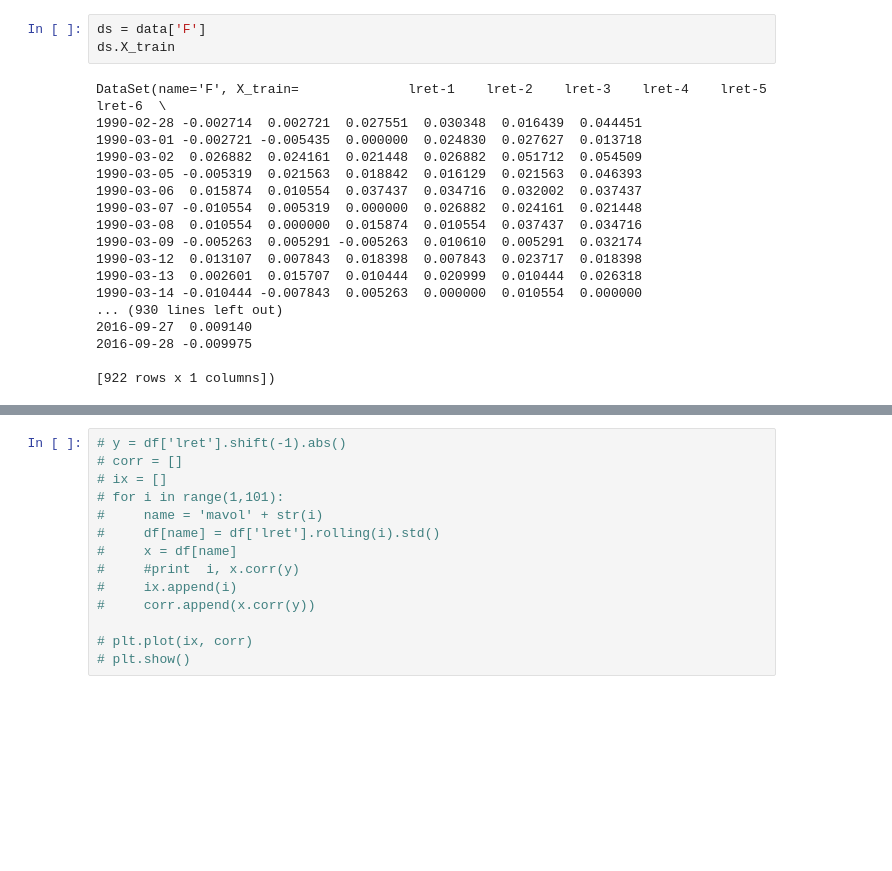
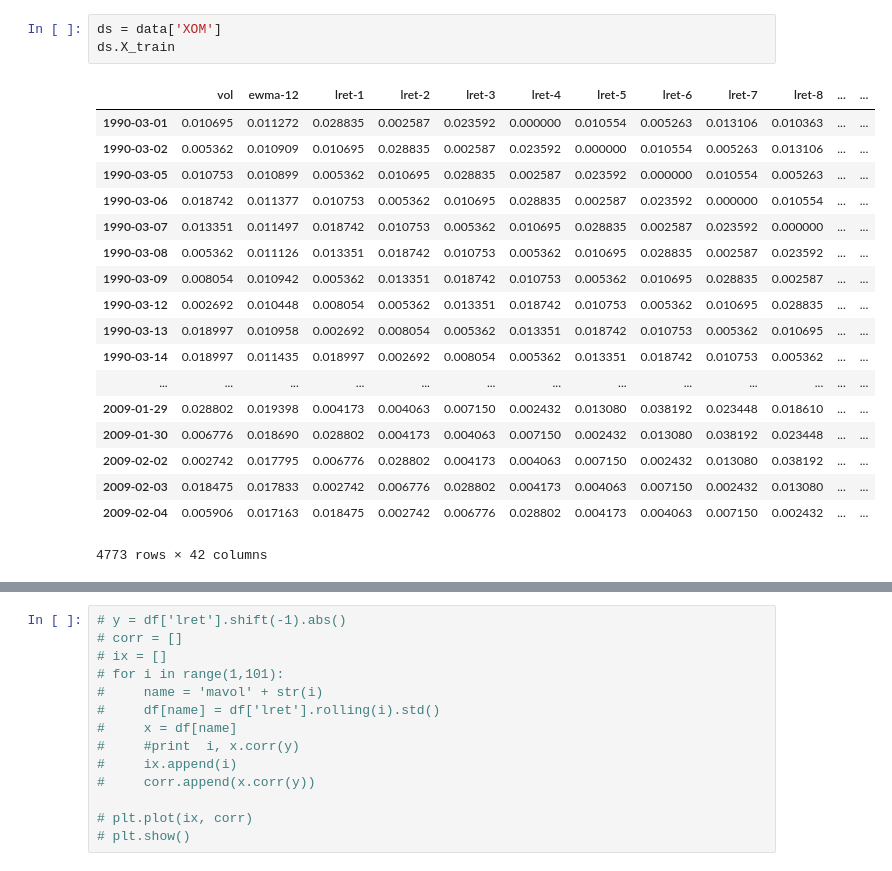
Before and after one commit to andrewwilson/mlnd, a Jupyter notebook: Capstone/Volatility-Prediction-Exploration.ipynb, the cells around one changed output, grey strips where cells are left out. Saved outputs shown, nothing was run; the diff lists cells and outputs as text; blank space fills up the shorter version.

```diff
--- a/Capstone/Volatility-Prediction-Exploration.ipynb
+++ b/Capstone/Volatility-Prediction-Exploration.ipynb
@@ -29,22 +42,23 @@ data = load_ds1()
 # %%
-ds = data['F']
+ds = data['XOM']
 ds.X_train
 # %% [output]
+|  | vol | ewma-12 | lret-1 | lret-2 | lret-3 | lret-4 | lret-5 | lret-6 | lret-7 | lret-8 | ... | ... |
+| 1990-03-01 | 0.010695 | 0.011272 | 0.028835 | 0.002587 | 0.023592 | 0.000000 | 0.010554 | 0.005263 | 0.013106 | 0.010363 | ... | ... |
+| 1990-03-02 | 0.005362 | 0.010909 | 0.010695 | 0.028835 | 0.002587 | 0.023592 | 0.000000 | 0.010554 | 0.005263 | 0.013106 | ... | ... |
+| 1990-03-05 | 0.010753 | 0.010899 | 0.005362 | 0.010695 | 0.028835 | 0.002587 | 0.023592 | 0.000000 | 0.010554 | 0.005263 | ... | ... |
+| 1990-03-06 | 0.018742 | 0.011377 | 0.010753 | 0.005362 | 0.010695 | 0.028835 | 0.002587 | 0.023592 | 0.000000 | 0.010554 | ... | ... |
+| 1990-03-07 | 0.013351 | 0.011497 | 0.018742 | 0.010753 | 0.005362 | 0.010695 | 0.028835 | 0.002587 | 0.023592 | 0.000000 | ... | ... |
+| 1990-03-08 | 0.005362 | 0.011126 | 0.013351 | 0.018742 | 0.010753 | 0.005362 | 0.010695 | 0.028835 | 0.002587 | 0.023592 | ... | ... |
+| 1990-03-09 | 0.008054 | 0.010942 | 0.005362 | 0.013351 | 0.018742 | 0.010753 | 0.005362 | 0.010695 | 0.028835 | 0.002587 | ... | ... |
+| 1990-03-12 | 0.002692 | 0.010448 | 0.008054 | 0.005362 | 0.013351 | 0.018742 | 0.010753 | 0.005362 | 0.010695 | 0.028835 | ... | ... |
+| 1990-03-13 | 0.018997 | 0.010958 | 0.002692 | 0.008054 | 0.005362 | 0.013351 | 0.018742 | 0.010753 | 0.005362 | 0.010695 | ... | ... |
+| 1990-03-14 | 0.018997 | 0.011435 | 0.018997 | 0.002692 | 0.008054 | 0.005362 | 0.013351 | 0.018742 | 0.010753 | 0.005362 | ... | ... |
+| ... | ... | ... | ... | ... | ... | ... | ... | ... | ... | ... | ... | ... |
+| 2009-01-29 | 0.028802 | 0.019398 | 0.004173 | 0.004063 | 0.007150 | 0.002432 | 0.013080 | 0.038192 | 0.023448 | 0.018610 | ... | ... |
+| 2009-01-30 | 0.006776 | 0.018690 | 0.028802 | 0.004173 | 0.004063 | 0.007150 | 0.002432 | 0.013080 | 0.038192 | 0.023448 | ... | ... |
+| 2009-02-02 | 0.002742 | 0.017795 | 0.006776 | 0.028802 | 0.004173 | 0.004063 | 0.007150 | 0.002432 | 0.013080 | 0.038192 | ... | ... |
+| 2009-02-03 | 0.018475 | 0.017833 | 0.002742 | 0.006776 | 0.028802 | 0.004173 | 0.004063 | 0.007150 | 0.002432 | 0.013080 | ... | ... |
+| 2009-02-04 | 0.005906 | 0.017163 | 0.018475 | 0.002742 | 0.006776 | 0.028802 | 0.004173 | 0.004063 | 0.007150 | 0.002432 | ... | ... |
-DataSet(name='F', X_train=              lret-1    lret-2    lret-3    lret-4    lret-5    lret-6  \
-1990-02-28 -0.002714  0.002721  0.027551  0.030348  0.016439  0.044451
-1990-03-01 -0.002721 -0.005435  0.000000  0.024830  0.027627  0.013718
-1990-03-02  0.026882  0.024161  0.021448  0.026882  0.051712  0.054509
-1990-03-05 -0.005319  0.021563  0.018842  0.016129  0.021563  0.046393
-1990-03-06  0.015874  0.010554  0.037437  0.034716  0.032002  0.037437
-1990-03-07 -0.010554  0.005319  0.000000  0.026882  0.024161  0.021448
-1990-03-08  0.010554  0.000000  0.015874  0.010554  0.037437  0.034716
-1990-03-09 -0.005263  0.005291 -0.005263  0.010610  0.005291  0.032174
-1990-03-12  0.013107  0.007843  0.018398  0.007843  0.023717  0.018398
-1990-03-13  0.002601  0.015707  0.010444  0.020999  0.010444  0.026318
-1990-03-14 -0.010444 -0.007843  0.005263  0.000000  0.010554  0.000000
-... (930 lines left out)
-2016-09-27  0.009140
-2016-09-28 -0.009975
-
-[922 rows x 1 columns])
+4773 rows × 42 columns
 # %%
```
Also changed, not shown: parts of 27 cells of this notebook, 1 other file.
